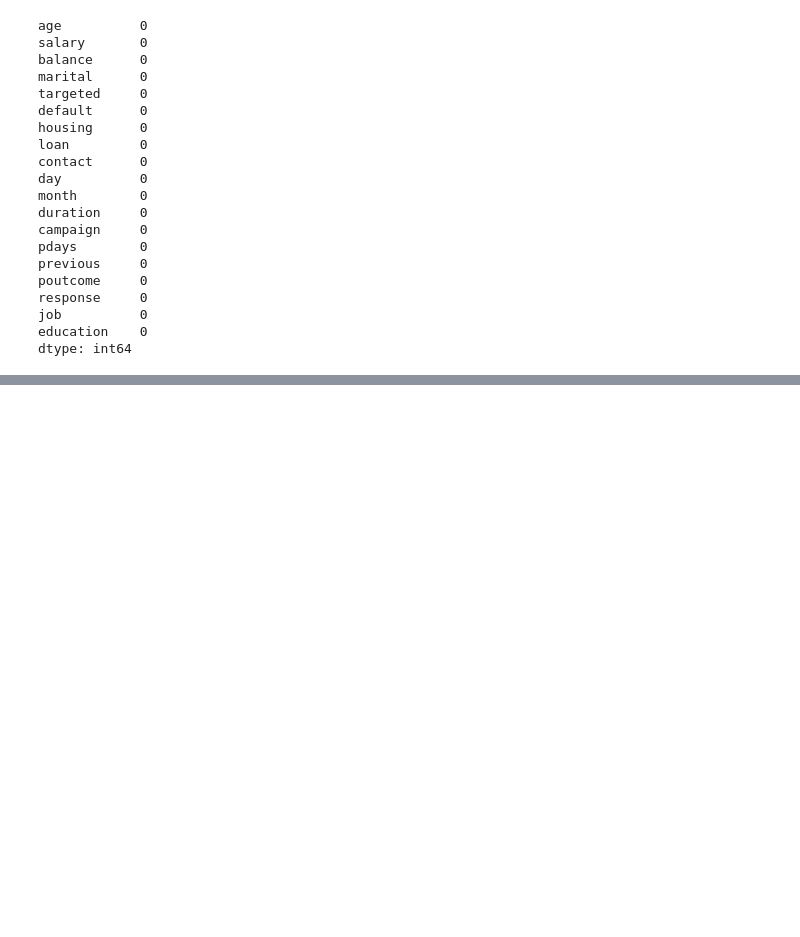
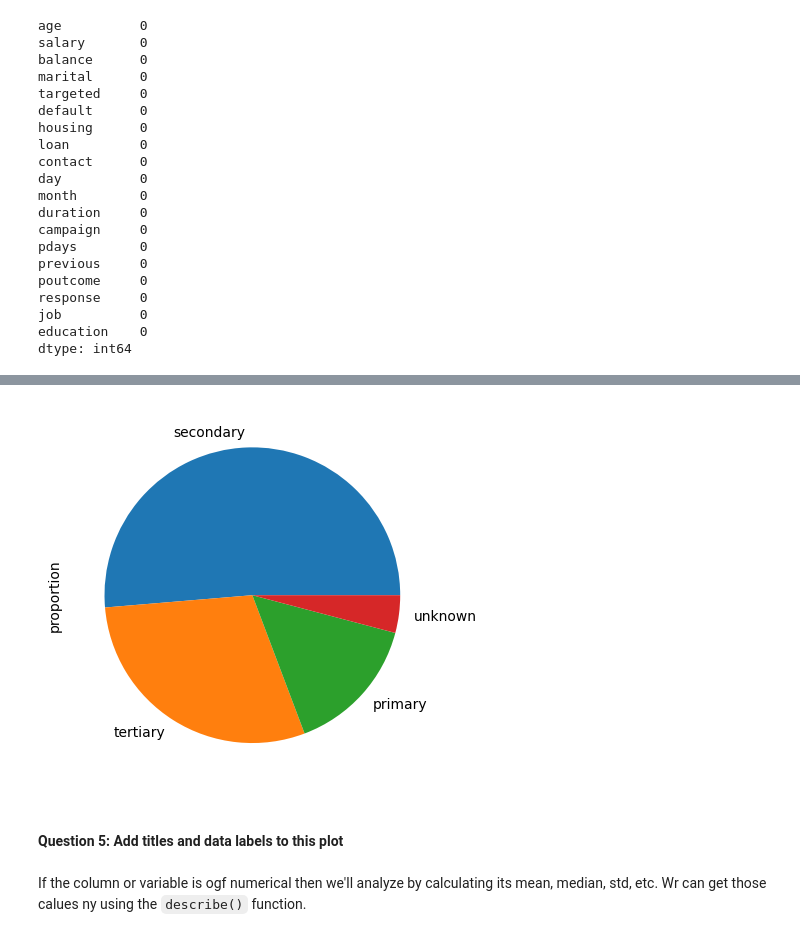
Before and after one commit to DiazHumberto/lab5, a Jupyter notebook: notebooks/lab5.ipynb, the cells around one changed output, grey strips where cells are left out. Cells and saved outputs as stored; diff of their text form; code cells hidden in the pictures; blank space fills up the shorter version.

```diff
--- a/notebooks/lab5.ipynb
+++ b/notebooks/lab5.ipynb
@@ -174,0 +235,10 @@ dtype: int64
+# %%
+#Plot the pie chart of education categories
+marketing_data.education.value_counts(normalize=True).plot.pie()
+plt.show()
+# %% [output]
+[figure, added]
+# %% [markdown]
+#### Question 5: Add titles and data labels to this plot
+# %% [markdown]
+If the column or variable is ogf numerical then we'll analyze by calculating its mean, median, std, etc. Wr can get those calues ny using the ``describe()`` function.
```
Also changed, not shown: parts of 44 cells of this notebook.
